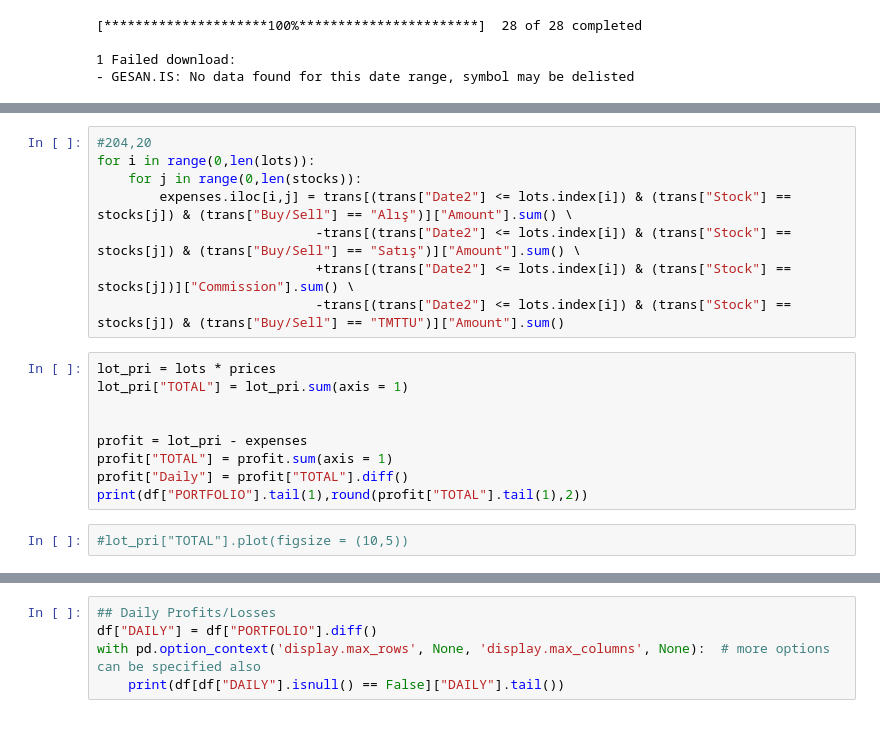
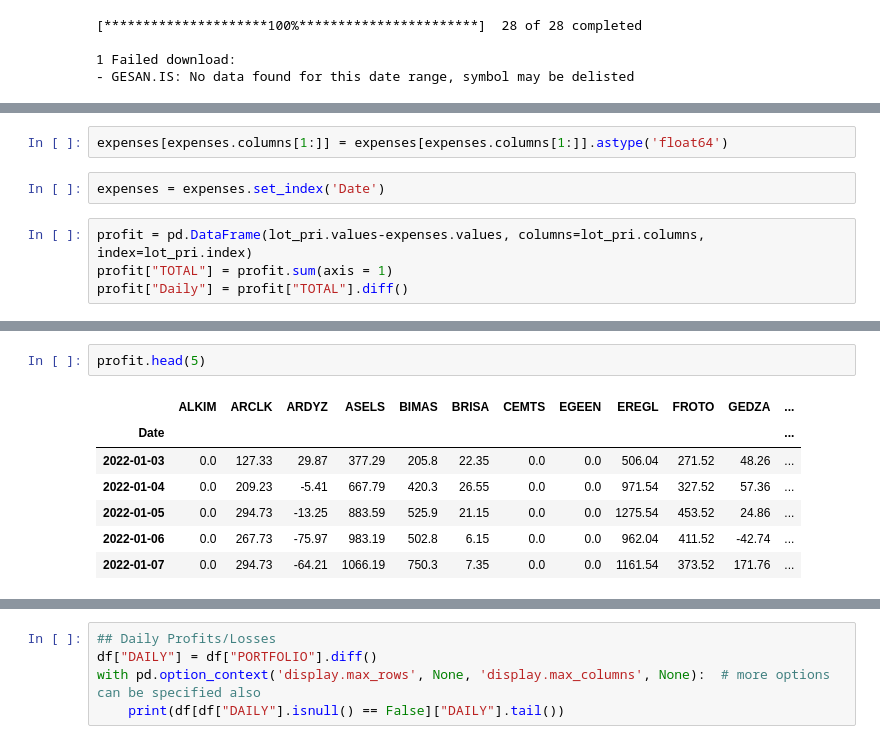
Before and after one commit to gknakay/GA-Notebooks, a Jupyter notebook: Stocks-Google.ipynb, the cells around one changed output, grey strips where cells are left out. Drawn from its saved outputs; the diff is of its cells as text.

Commit message:
profits are calculated
almost done...

```diff
--- a/Stocks-Google.ipynb
+++ b/Stocks-Google.ipynb
@@ -90 +178,9 @@ price_data = round(price_data,2).reset_index()
+# %%
+expenses[expenses.columns[1:]] = expenses[expenses.columns[1:]].astype('float64')
+# %%
+expenses = expenses.set_index('Date')
+# %%
+profit = pd.DataFrame(lot_pri.values-expenses.values, columns=lot_pri.columns, index=lot_pri.index)
+profit["TOTAL"] = profit.sum(axis = 1)
+profit["Daily"] = profit["TOTAL"].diff()
 # %%
@@ -180,22 +196,13 @@ if year == 2021:
-# %%
-#204,20
-for i in range(0,len(lots)):
-    for j in range(0,len(stocks)):
-        expenses.iloc[i,j] = trans[(trans["Date2"] <= lots.index[i]) & (trans["Stock"] == stocks[j]) & (trans["Buy/Sell"] == "Alış")]["Amount"].sum() \
-                            -trans[(trans["Date2"] <= lots.index[i]) & (trans["Stock"] == stocks[j]) & (trans["Buy/Sell"] == "Satış")]["Amount"].sum() \
-                            +trans[(trans["Date2"] <= lots.index[i]) & (trans["Stock"] == stocks[j])]["Commission"].sum() \
-                            -trans[(trans["Date2"] <= lots.index[i]) & (trans["Stock"] == stocks[j]) & (trans["Buy/Sell"] == "TMTTU")]["Amount"].sum()
-# %%
-lot_pri = lots * prices
-lot_pri["TOTAL"] = lot_pri.sum(axis = 1)
-
-
-profit = lot_pri - expenses
-profit["TOTAL"] = profit.sum(axis = 1)
-profit["Daily"] = profit["TOTAL"].diff()
-print(df["PORTFOLIO"].tail(1),round(profit["TOTAL"].tail(1),2))
-# %%
-#lot_pri["TOTAL"].plot(figsize = (10,5))
+# %%
+profit.head(5)
+# %% [output]
+|  | ALKIM | ARCLK | ARDYZ | ASELS | BIMAS | BRISA | CEMTS | EGEEN | EREGL | FROTO | GEDZA | ... |
+| Date |  |  |  |  |  |  |  |  |  |  |  | ... |
+| 2022-01-03 | 0.0 | 127.33 | 29.87 | 377.29 | 205.8 | 22.35 | 0.0 | 0.0 | 506.04 | 271.52 | 48.26 | ... |
+| 2022-01-04 | 0.0 | 209.23 | -5.41 | 667.79 | 420.3 | 26.55 | 0.0 | 0.0 | 971.54 | 327.52 | 57.36 | ... |
+| 2022-01-05 | 0.0 | 294.73 | -13.25 | 883.59 | 525.9 | 21.15 | 0.0 | 0.0 | 1275.54 | 453.52 | 24.86 | ... |
+| 2022-01-06 | 0.0 | 267.73 | -75.97 | 983.19 | 502.8 | 6.15 | 0.0 | 0.0 | 962.04 | 411.52 | -42.74 | ... |
+| 2022-01-07 | 0.0 | 294.73 | -64.21 | 1066.19 | 750.3 | 7.35 | 0.0 | 0.0 | 1161.54 | 373.52 | 171.76 | ... |
 # %%
 from matplotlib.pyplot import figure
 plt.figure(figsize=(20,5))
```
Also changed, not shown: parts of 27 cells of this notebook.
